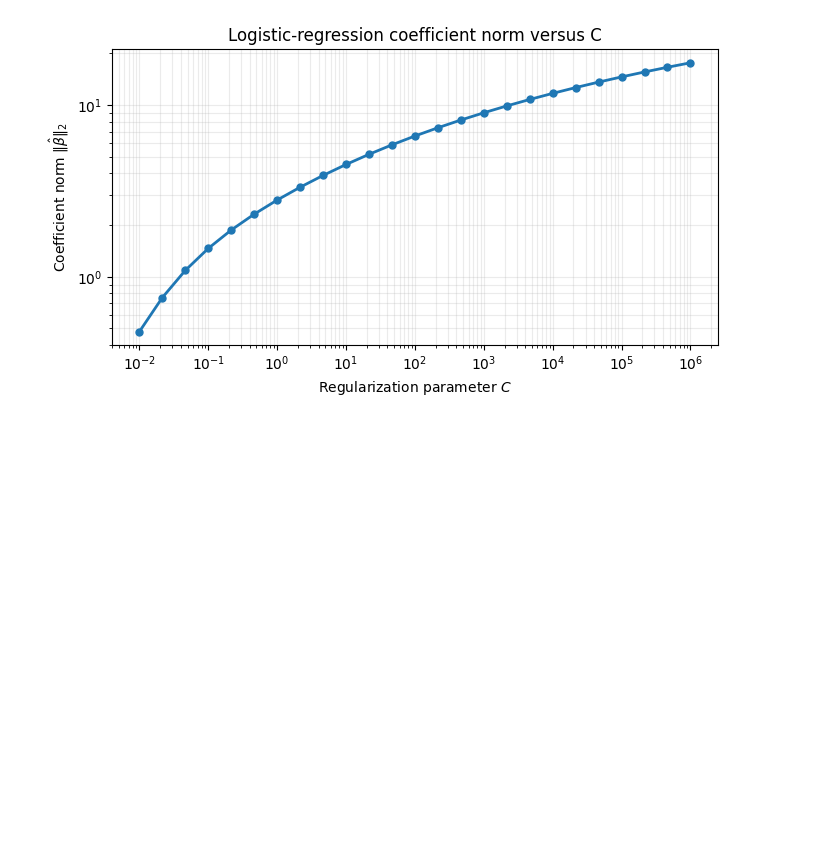
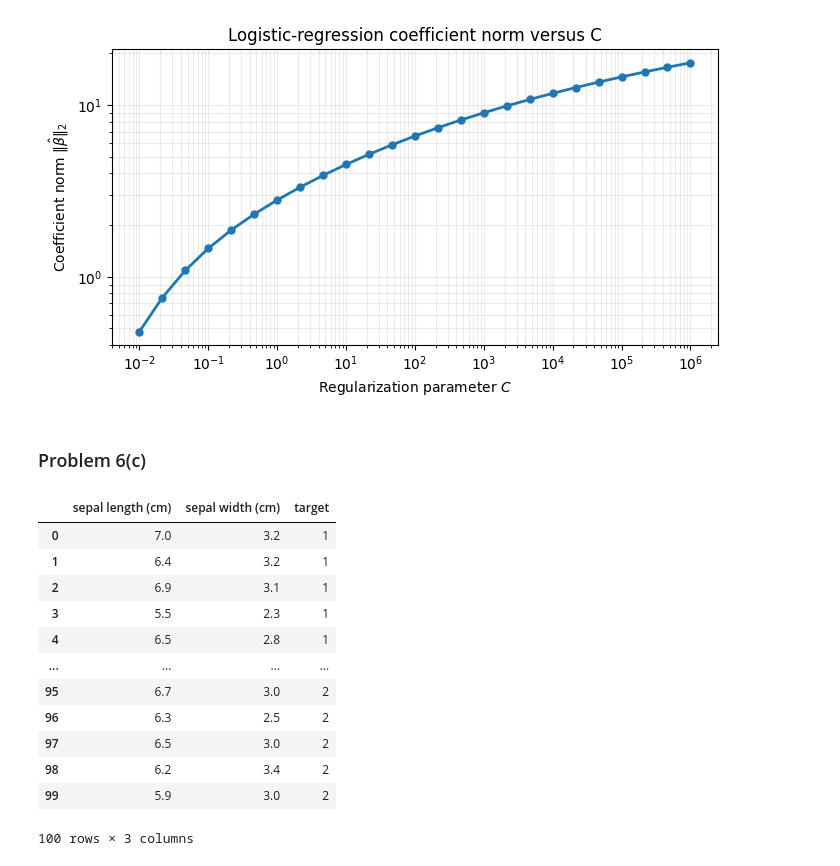
Before and after one commit to maxmartin40/Math-5750-Projects, a Jupyter notebook: Homework1.ipynb, the cells around one changed output. Cells and saved outputs as stored; diff of their text form; code cells hidden in the pictures; blank space fills up the shorter version.

Commit message:
Restrict dataset again

```diff
--- a/Homework1.ipynb
+++ b/Homework1.ipynb
@@ -459,3 +459,25 @@ plt.tight_layout()
 plt.show()
 # %% [output]
 [figure]
+# %% [markdown]
+### Problem 6(c)
+# %%
+df_2 = df[["sepal length (cm)","sepal width (cm)", "target"]]
+df_restricted_1 = df_2.loc[(df_2['target'] == 1)]
+df_restricted_2 = df_2.loc[(df_2['target'] == 2)]
+df_restricted = pd.concat([df_restricted_1,df_restricted_2],ignore_index=True)
+df_restricted
+# %% [output]
+|  | sepal length (cm) | sepal width (cm) | target |
+| 0 | 7.0 | 3.2 | 1 |
+| 1 | 6.4 | 3.2 | 1 |
+| 2 | 6.9 | 3.1 | 1 |
+| 3 | 5.5 | 2.3 | 1 |
+| 4 | 6.5 | 2.8 | 1 |
+| ... | ... | ... | ... |
+| 95 | 6.7 | 3.0 | 2 |
+| 96 | 6.3 | 2.5 | 2 |
+| 97 | 6.5 | 3.0 | 2 |
+| 98 | 6.2 | 3.4 | 2 |
+| 99 | 5.9 | 3.0 | 2 |
+100 rows × 3 columns
```
